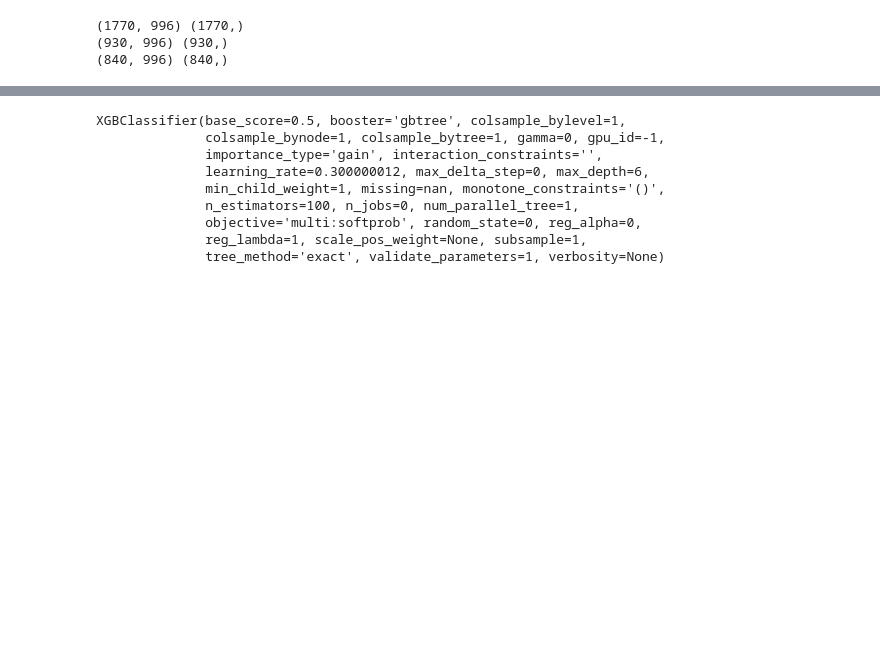
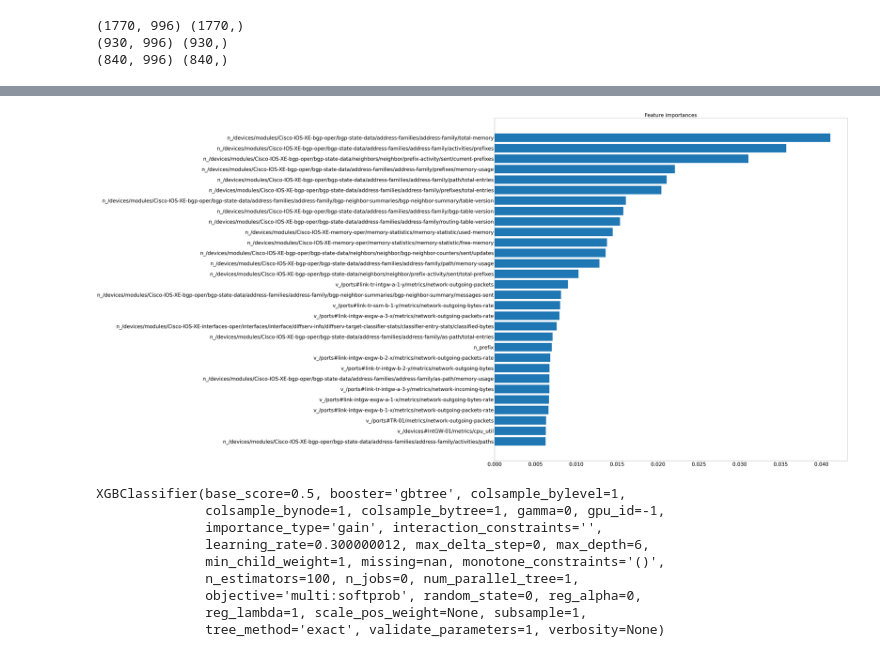
Before and after one commit to xiafei571/itu-ml-challenge, a Jupyter notebook: feature_importance_analysis.ipynb, the cells around one changed output, grey strips where cells are left out. Cells and saved outputs as stored; diff of their text form; code cells hidden in the pictures; blank space fills up the shorter version.

```diff
--- a/feature_importance_analysis.ipynb
+++ b/feature_importance_analysis.ipynb
@@ -90,0 +95,25 @@ std_X_test = ss.fit_transform(X_test)
+# %%
+def random_forest(X_train, y_train, X_test, y_test, show=False, estimators=100):
+    last_time = time.time()
+    rf = RandomForestClassifier(n_estimators=estimators, max_depth=None, min_samples_split=2, random_state=0)
+
+    rf.fit(X_train, y_train)
+    middle_time = time.time()
+
+    y_pred = rf.predict(X_test)
+
+    current_time = time.time()
+    print("n_estimators: %d" % estimators)
+    print("RF Accuracy: %.2f" % accuracy_score(y_test, y_pred))
+    print("train time： {}".format(middle_time - last_time))
+    print("test time： {}".format(current_time - middle_time))
+    if show:
+        cm = confusion_matrix(y_test, y_pred)
+        print('confusion matrix rf:')
+        print(cm)
+        print('classification report rf:')
+        print(classification_report(y_test, y_pred))
+
+    return rf
+# %%
+rf = random_forest(X_train, y_train, X_test, y_test, show=True)
@@ -90,0 +138,12 @@ std_X_test = ss.fit_transform(X_test)
+# %%
+importances = rf.feature_importances_
+std = np.std([tree.feature_importances_ for tree in rf.estimators_],
+             axis=0)
+indices = np.argsort(importances)[::-1]
+indices = indices[:30]
+# Print the feature ranking
+print("Feature ranking:")
+print(indices)
+feature_columns = column[indices]
+print(feature_columns)
+print(importances[indices])
@@ -91,3 +168,12 @@ std_X_test = ss.fit_transform(X_test)
+# %%
+plt.subplots(figsize=(50, 50))
+plt.title("Feature importances", fontsize=40)
+plt.xticks(fontsize=40)
+plt.yticks(fontsize=40)
+plt.barh(feature_columns[::-1], importances[indices][::-1])
+plt.show()
+# %% [output]
+[figure, added]
 # %%
 # XGBoost
 def xgboost(X_train, y_train, X_test, y_test, show=False, plt_show=True):
```
Also changed, not shown: parts of 16 cells of this notebook, 2 other files.
